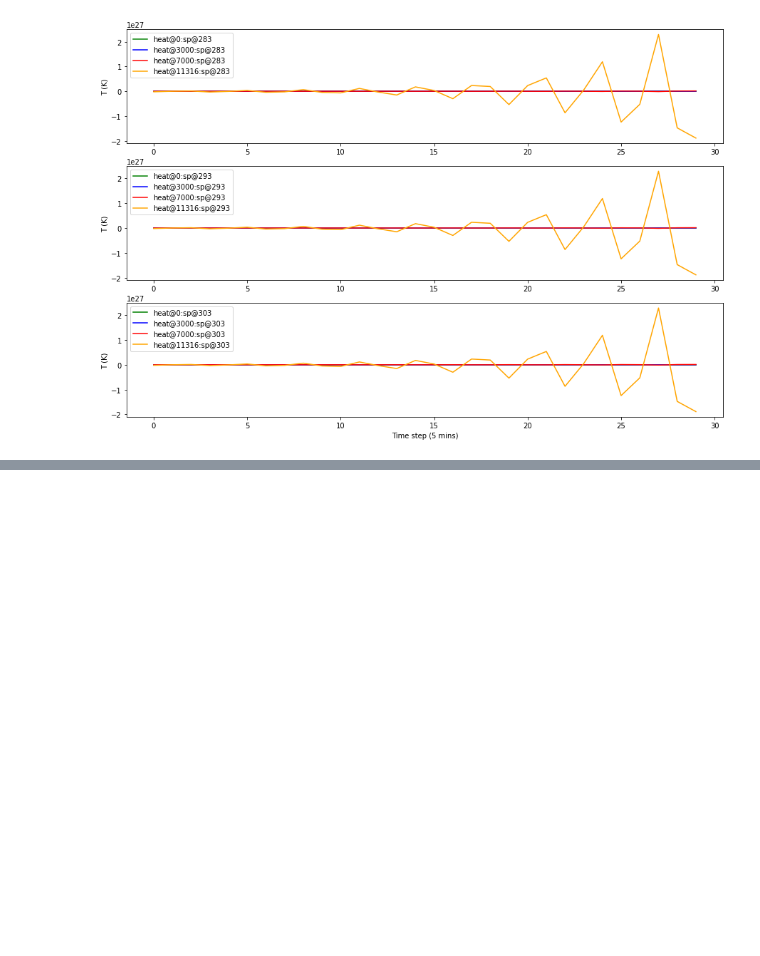
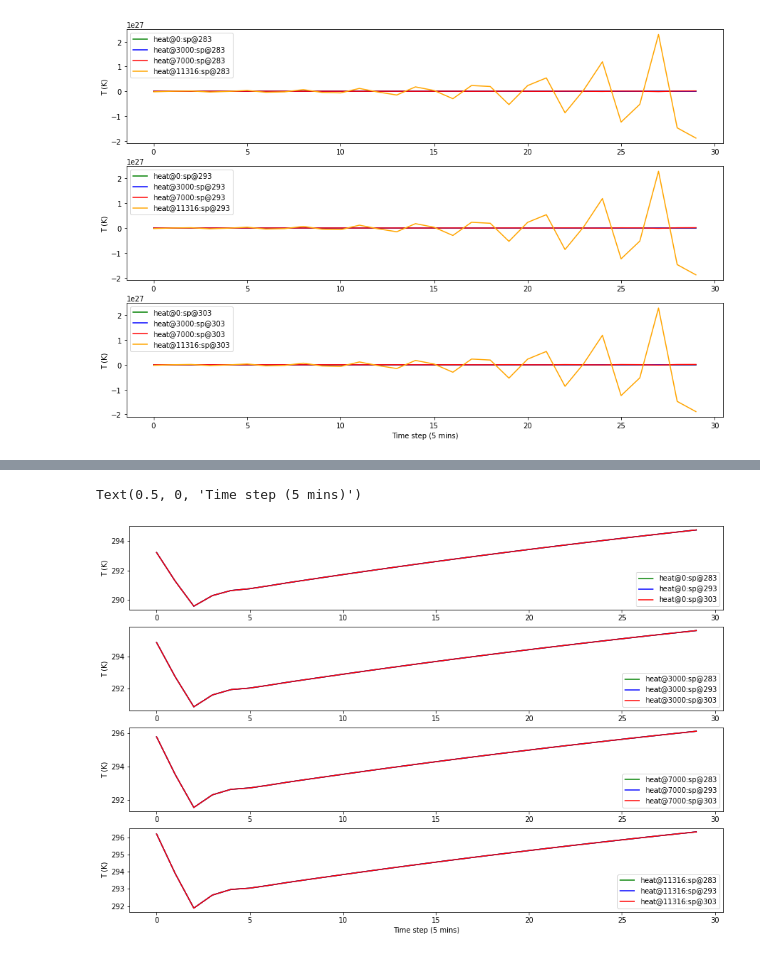
Before and after one commit to henze-research-group/MODRLC, a Jupyter notebook: examples/python/dompc/n4sidtesting.ipynb, the cells around one changed output, grey strips where cells are left out. Saved outputs shown, nothing was run; the diff lists cells and outputs as text; code cells hidden in the pictures; blank space fills up the shorter version.

```diff
--- a/examples/python/dompc/n4sidtesting.ipynb
+++ b/examples/python/dompc/n4sidtesting.ipynb
@@ -266,3 +253,35 @@ plt.xlabel('Time step (5 mins)')
 The x_matrix init: [-0.8194 -0.029  -0.006 ]
 Text(0.5, 0, 'Time step (5 mins)')
 [figure]
+# %%
+# Version 4
+
+p = Path('.').resolve().parent / 'lasso_and_n4sid' / 'n4sid_v4'
+
+if p.exists():
+    a_matrix = np.load(p / 'matrix_AK1.npy')
+    b_matrix = np.load(p / 'matrix_BK1.npy')
+    c_matrix = np.load(p / 'matrix_C1.npy')
+    d_matrix = np.load(p / 'matrix_D1.npy')
+
+display(a_matrix)
+display(b_matrix)
+
+# Test with random data
+_x = np.array([-0.2])
+_u = np.array([271.92,
+               0,
+               0,  # t_heat - t_in
+               0,  # t_in - t_cool,
+               273 - 293,])
+
+print(a_matrix.shape)
+print(_x.shape)
+print(b_matrix.shape)
+print(_u.shape)
+
+x_next = a_matrix @ _x + b_matrix @ _u
+y_modeled = c_matrix @ _x + d_matrix @ _u
+
+print(f"x_next is {x_next}")
+print(f"y_modeled is {y_modeled}")
@@ -268,0 +391,16 @@ Text(0.5, 0, 'Time step (5 mins)')
+# %%
+# plot the setpoints with differeting heats
+fig = plt.figure(figsize=(15, 10))
+for i_1, heat in enumerate(heating_range):
+    fig.add_subplot(len(heating_range), 1, i_1+1)
+
+    for i_2, t_heating_setpoint in enumerate(t_heat_setpoint_range):
+        index = f"{t_heat_setpoint}_{heat}"
+        plt.plot(sims[index]["temperature"], colors[i_2], label=f"heat@{heat}:sp@{t_heating_setpoint}")
+
+    plt.ylabel('T (K)')
+    plt.legend()
+plt.xlabel('Time step (5 mins)')
+# %% [output]
+Text(0.5, 0, 'Time step (5 mins)')
+[figure, added]
```
Also changed, not shown: parts of 4 cells of this notebook, 15 other files.
